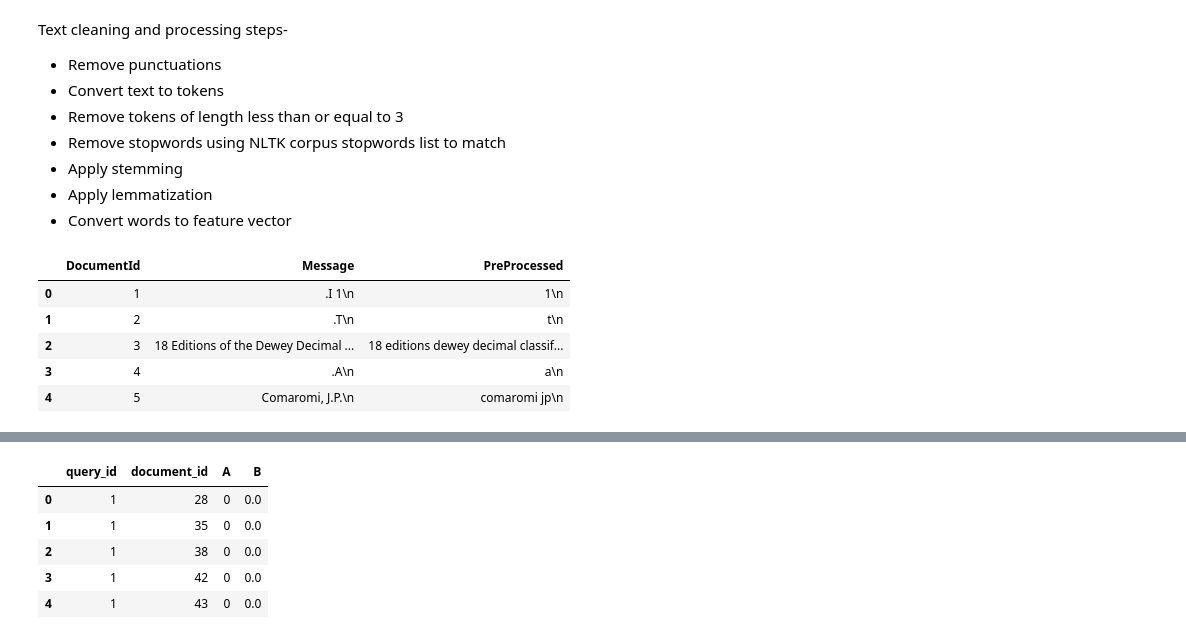
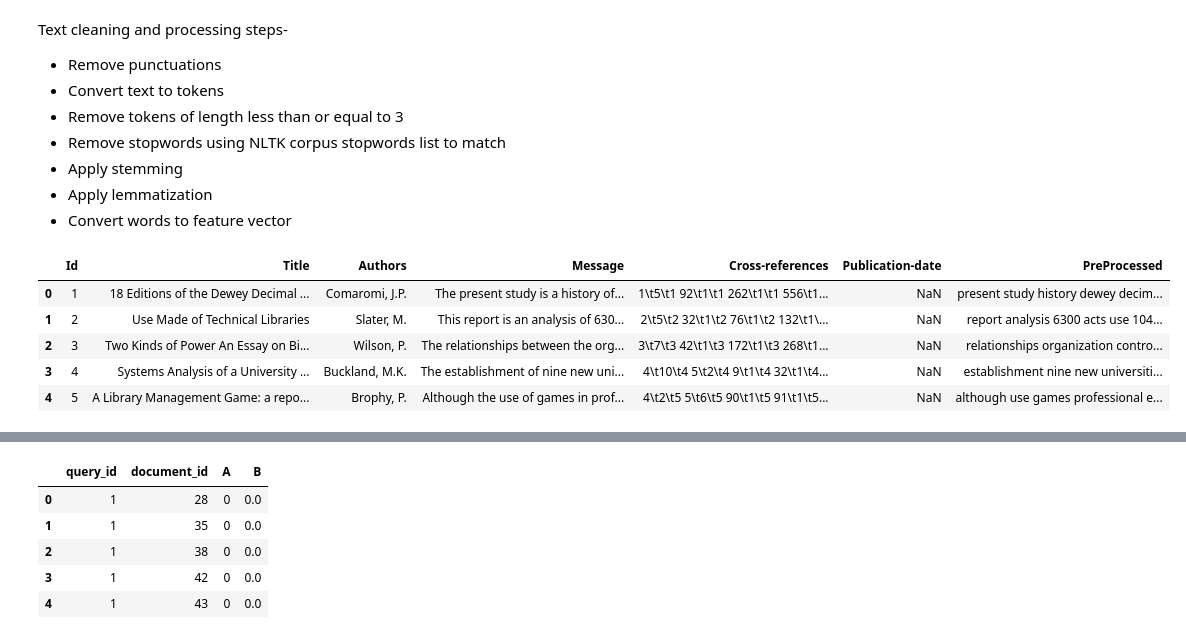
Before and after one commit to msadeqsirjani/SYSYS, a Jupyter notebook: src/app.ipynb, the cells around one changed output, grey strips where cells are left out. Saved outputs shown, nothing was run; the diff lists cells and outputs as text; code cells hidden in the pictures.

Commit message:
feat: update documents, update total frequency

```diff
--- a/src/app.ipynb
+++ b/src/app.ipynb
@@ -41,0 +20,30 @@ data_frame.head()
+# %%
+def read_documents():
+  f = open("../data/CISI.ALL")
+  documents = pd.DataFrame()
+  merged = ""
+  for a_line in f.readlines():
+    if a_line.startswith("."):
+      merged += "\n" + a_line.strip()
+    else:
+      merged += " " + a_line.strip()
+  for record in merged.split('.I ')[1:]:
+    document = {}
+    document['Id'] = record.split("\n")[0]
+    for a_line in record.split("\n"):
+      if a_line.startswith(".T"):
+        document['Title'] = a_line.split(".T")[1].strip()
+      elif a_line.startswith(".A"):
+        document['Authors'] = a_line.split(".A")[1].strip()
+      elif a_line.startswith(".W"):
+        document['Message'] = a_line.split(".W" )[1].strip()
+      elif a_line.startswith(".X"):
+        document['Cross-references'] = a_line.split(".X" )[1].strip()
+      elif a_line.startswith(".B"):
+        document['Publication-date'] = a_line.split(".B" )[1].strip()
+    documents = documents.append(pd.DataFrame([document]))
+  f.close()
+  return documents.reset_index(drop=True)
+
+documents = read_documents()
+documents.head()
@@ -70,6 +85,7 @@ def remove_small_words(text):
     '''
     return ("".join([x for x in text if len(x) > 3]))
 
+stopwords = nltk.corpus.stopwords.words('english')
 def remove_stopwords(text):
     ''' Remove stopwords. Here, NLTK corpus list is used for a match. However,
         a customized user-defined list could be created and used to limit the matches in input text.
@@ -138,23 +154,23 @@ def preprocess_pipeline(
 
     return df
 # %%
-preprocess_pipeline(df=data_frame,
+preprocess_pipeline(df=documents,
                     tokenize_flag=True,
                     remove_punctuations_flag=True,
                     remove_small_words_flag=False,
                     remove_stop_words_flag=True,
                     lemmatize_flag=True,
                     stemmer_flag=True)
 
-data_frame.to_csv('../data/CISI.csv')
-data_frame.head()
+documents.to_csv('../data/CISI.csv')
+documents.head()
 # %% [output]
-|  | DocumentId | Message | PreProcessed |
-| 0 | 1 | .I 1\n | 1\n |
-| 1 | 2 | .T\n | t\n |
-| 2 | 3 | 18 Editions of the Dewey Decimal ... | 18 editions dewey decimal classif... |
-| 3 | 4 | .A\n | a\n |
-| 4 | 5 | Comaromi, J.P.\n | comaromi jp\n |
+|  | Id | Title | Authors | Message | Cross-references | Publication-date | PreProcessed |
+| 0 | 1 | 18 Editions of the Dewey Decimal ... | Comaromi, J.P. | The present study is a history of... | 1\t5\t1 92\t1\t1 262\t1\t1 556\t1... | NaN | present study history dewey decim... |
+| 1 | 2 | Use Made of Technical Libraries | Slater, M. | This report is an analysis of 630... | 2\t5\t2 32\t1\t2 76\t1\t2 132\t1\... | NaN | report analysis 6300 acts use 104... |
+| 2 | 3 | Two Kinds of Power An Essay on Bi... | Wilson, P. | The relationships between the org... | 3\t7\t3 42\t1\t3 172\t1\t3 268\t1... | NaN | relationships organization contro... |
+| 3 | 4 | Systems Analysis of a University ... | Buckland, M.K. | The establishment of nine new uni... | 4\t10\t4 5\t2\t4 9\t1\t4 32\t1\t4... | NaN | establishment nine new universiti... |
+| 4 | 5 | A Library Management Game: a repo... | Brophy, P. | Although the use of games in prof... | 4\t2\t5 5\t6\t5 90\t1\t5 91\t1\t5... | NaN | although use games professional e... |
 # %%
 def invert_indexing(df):
     terms = []
```
Also changed, not shown: parts of 7 cells of this notebook, 2 other files.
